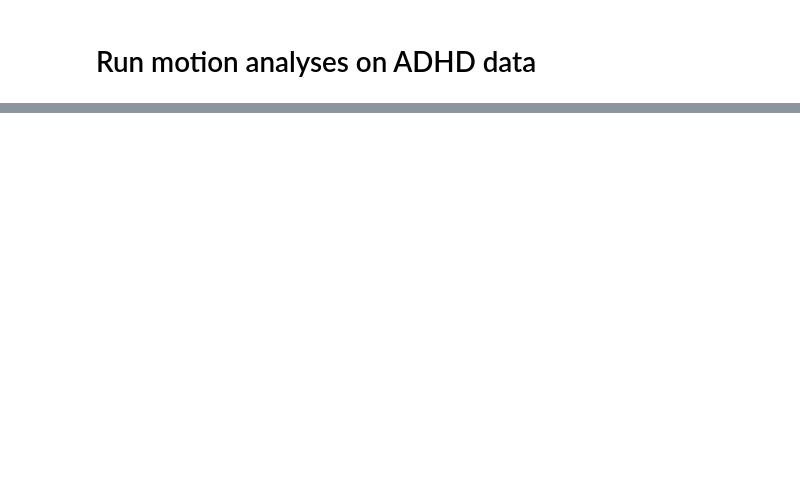
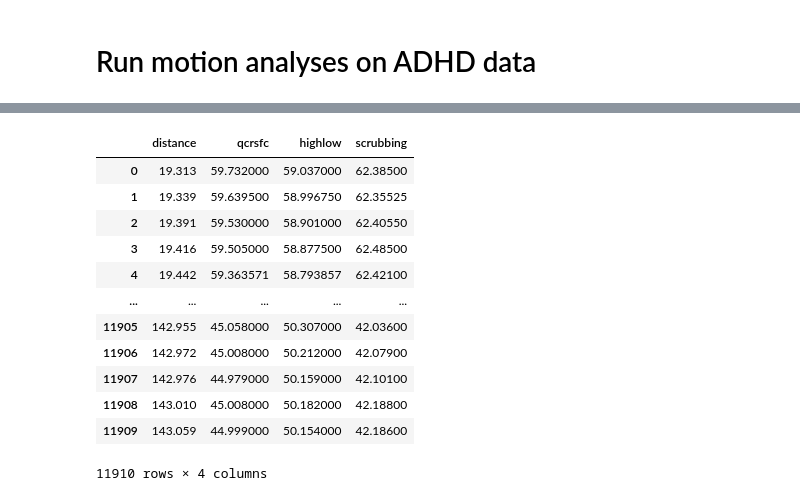
Before and after one commit to ME-ICA/ddmra, a Jupyter notebook: docs/example_analysis.ipynb, the cells around one changed output, grey strips where cells are left out. Saved outputs shown, nothing was run; the diff lists cells and outputs as text; code cells hidden in the pictures; blank space fills up the shorter version.

```diff
--- a/docs/example_analysis.ipynb
+++ b/docs/example_analysis.ipynb
@@ -38,0 +39,17 @@ Wall time: 1min 49s
+# %%
+ranks_df = pd.read_table("results/rank_smoothing_curves.tsv.gz")
+ranks_df
+# %% [output]
+|  | distance | qcrsfc | highlow | scrubbing |
+| 0 | 19.313 | 59.732000 | 59.037000 | 62.38500 |
+| 1 | 19.339 | 59.639500 | 58.996750 | 62.35525 |
+| 2 | 19.391 | 59.530000 | 58.901000 | 62.40550 |
+| 3 | 19.416 | 59.505000 | 58.877500 | 62.48500 |
+| 4 | 19.442 | 59.363571 | 58.793857 | 62.42100 |
+| ... | ... | ... | ... | ... |
+| 11905 | 142.955 | 45.058000 | 50.307000 | 42.03600 |
+| 11906 | 142.972 | 45.008000 | 50.212000 | 42.07900 |
+| 11907 | 142.976 | 44.979000 | 50.159000 | 42.10100 |
+| 11908 | 143.010 | 45.008000 | 50.182000 | 42.18800 |
+| 11909 | 143.059 | 44.999000 | 50.154000 | 42.18600 |
+11910 rows × 4 columns
```
Also changed, not shown: parts of 3 cells of this notebook, 6 other files.
